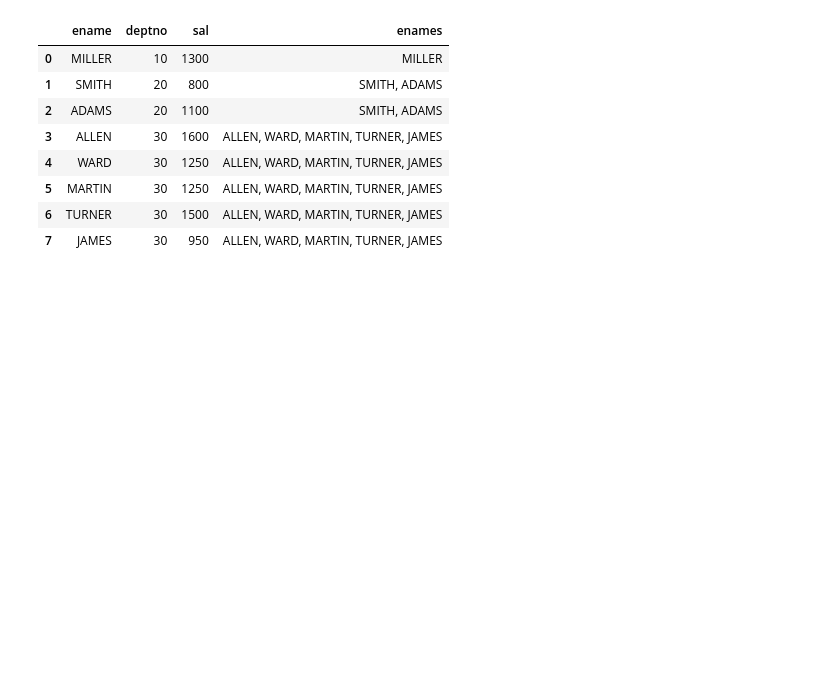
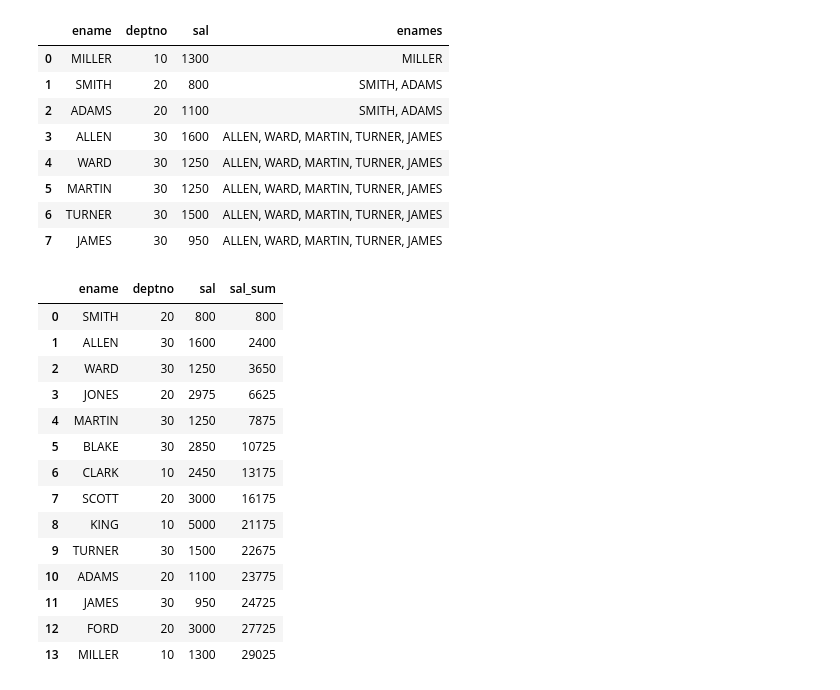
Before and after one commit to gbrs/sql_imitation_in_pandas, a Jupyter notebook: pandas_sql.ipynb, the cells around one changed output. Saved outputs shown, nothing was run; the diff lists cells and outputs as text; code cells hidden in the pictures; blank space fills up the shorter version.

```diff
--- a/pandas_sql.ipynb
+++ b/pandas_sql.ipynb
@@ -892,3 +892,28 @@ sqldf(q)
 | 5 | MARTIN | 30 | 1250 | ALLEN, WARD, MARTIN, TURNER, JAMES |
 | 6 | TURNER | 30 | 1500 | ALLEN, WARD, MARTIN, TURNER, JAMES |
 | 7 | JAMES | 30 | 950 | ALLEN, WARD, MARTIN, TURNER, JAMES |
+# %%
+'''Посчитать ФОТ нарастающим итогом'''
+q = """
+SELECT
+    ename, deptno, sal,
+    SUM(sal) OVER (ROWS BETWEEN UNBOUNDED PRECEDING AND CURRENT ROW) sal_sum
+FROM emp
+"""
+sqldf(q)
+# %% [output]
+|  | ename | deptno | sal | sal_sum |
+| 0 | SMITH | 20 | 800 | 800 |
+| 1 | ALLEN | 30 | 1600 | 2400 |
+| 2 | WARD | 30 | 1250 | 3650 |
+| 3 | JONES | 20 | 2975 | 6625 |
+| 4 | MARTIN | 30 | 1250 | 7875 |
+| 5 | BLAKE | 30 | 2850 | 10725 |
+| 6 | CLARK | 10 | 2450 | 13175 |
+| 7 | SCOTT | 20 | 3000 | 16175 |
+| 8 | KING | 10 | 5000 | 21175 |
+| 9 | TURNER | 30 | 1500 | 22675 |
+| 10 | ADAMS | 20 | 1100 | 23775 |
+| 11 | JAMES | 30 | 950 | 24725 |
+| 12 | FORD | 20 | 3000 | 27725 |
+| 13 | MILLER | 10 | 1300 | 29025 |
```
Also changed, not shown: parts of 1 cell of this notebook.
